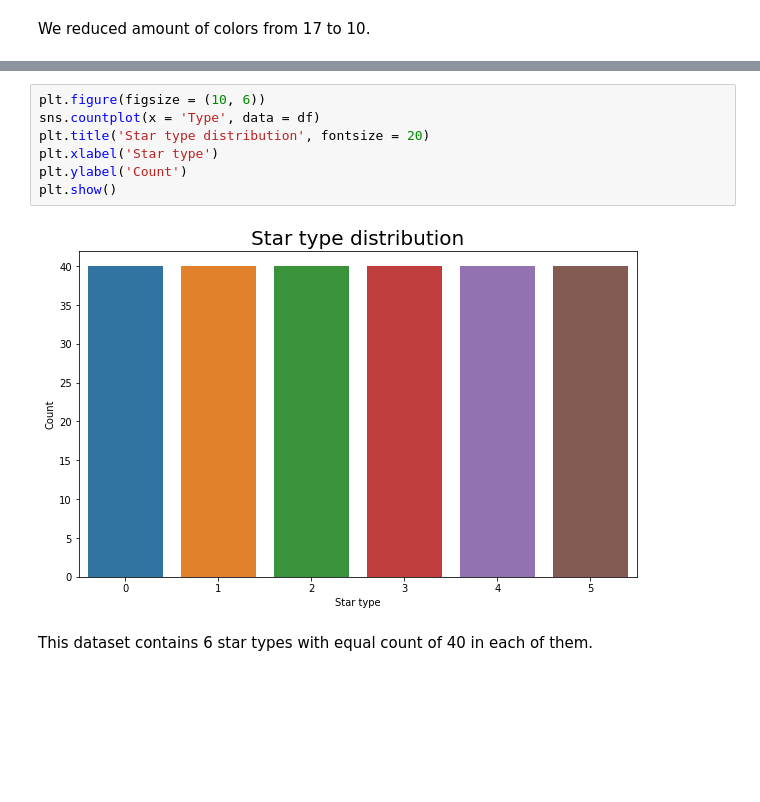
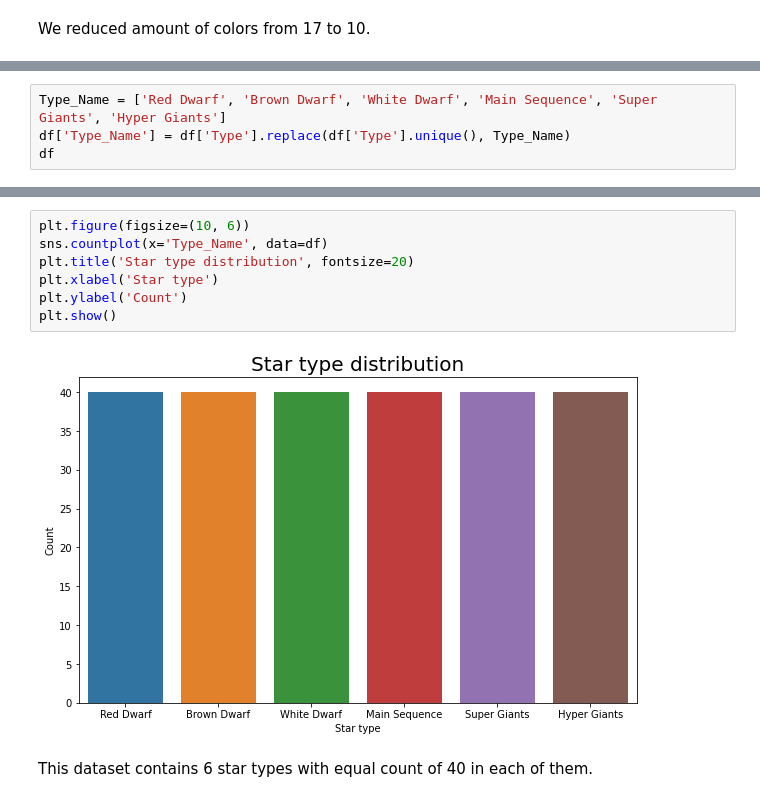
Before and after one commit to krystian-kopaniarz/star-types-analysis, a Jupyter notebook: Projekt.ipynb, the cells around one changed output, grey strips where cells are left out. Drawn from its saved outputs; the diff is of its cells as text; blank space fills up the shorter version.

```diff
--- a/Projekt.ipynb
+++ b/Projekt.ipynb
@@ -115,0 +114,4 @@ We reduced amount of colors from 17 to 10.
+# %%
+Type_Name = ['Red Dwarf', 'Brown Dwarf', 'White Dwarf', 'Main Sequence', 'Super Giants', 'Hyper Giants']
+df['Type_Name'] = df['Type'].replace(df['Type'].unique(), Type_Name)
+df
@@ -116,12 +132,12 @@ We reduced amount of colors from 17 to 10.
 # %%
-plt.figure(figsize = (10, 6))
-sns.countplot(x = 'Type', data = df)
-plt.title('Star type distribution', fontsize = 20)
+plt.figure(figsize=(10, 6))
+sns.countplot(x='Type_Name', data=df)
+plt.title('Star type distribution', fontsize=20)
 plt.xlabel('Star type')
 plt.ylabel('Count')
 plt.show()
 # %% [output]
-[figure, old version]
+[figure, new version]
 # %% [markdown]
 This dataset contains 6 star types with equal count of 40 in each of them.
 # %% [markdown]
```
Also changed, not shown: parts of 16 cells of this notebook.
